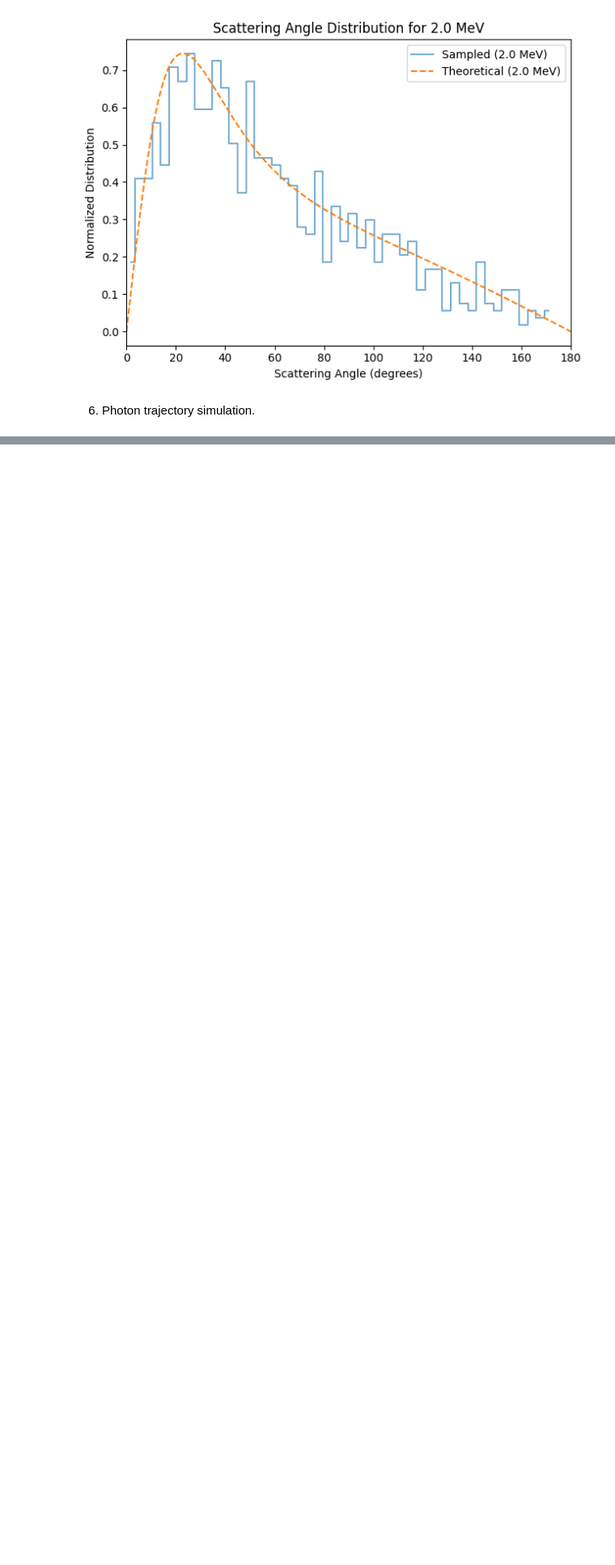
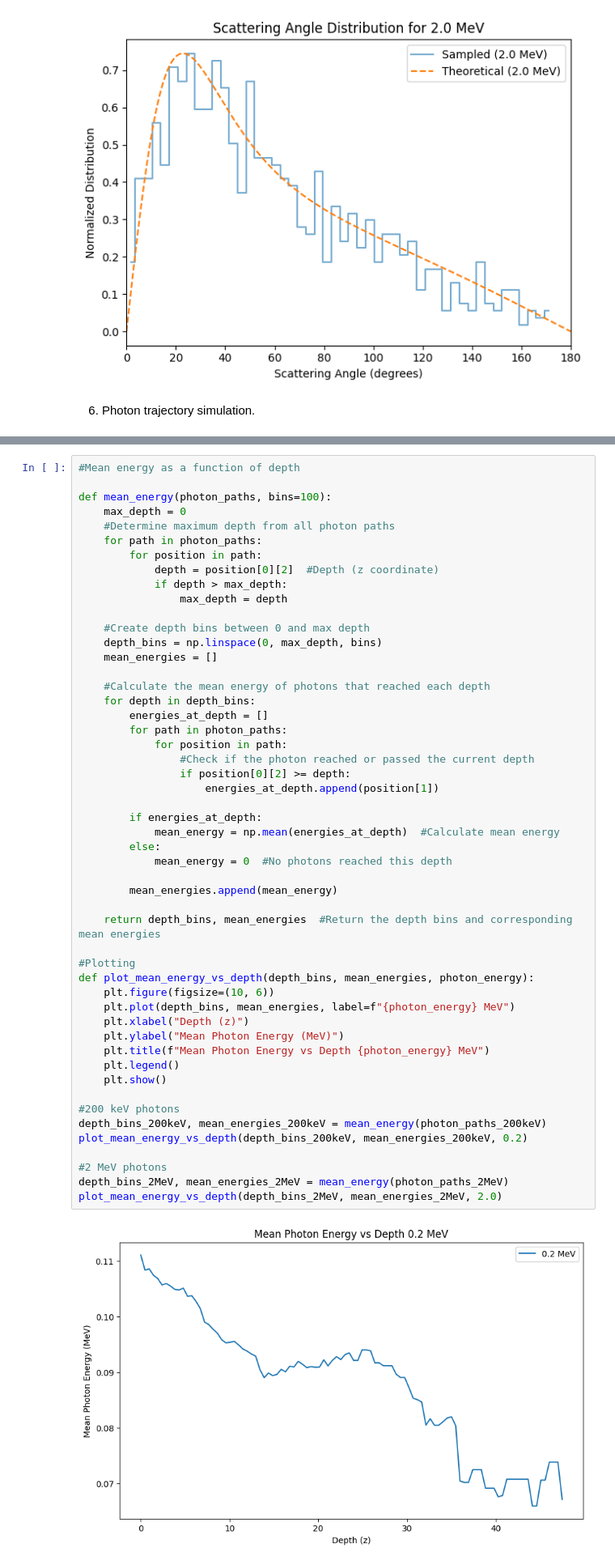
Before and after one commit to tiriltk/FYS4711, a Jupyter notebook: montecarlo.ipynb, the cells around one changed output, grey strips where cells are left out. Shown at 81% size. Saved outputs shown, nothing was run; the diff lists cells and outputs as text; blank space fills up the shorter version.

```diff
--- a/montecarlo.ipynb
+++ b/montecarlo.ipynb
@@ -428,3 +428,56 @@ plot_2d_trajectories(photon_paths_2MeV, "Trajectories for 2 MeV")
 [figure]
 [figure]
 [figure]
+# %%
+#Mean energy as a function of depth
+
+def mean_energy(photon_paths, bins=100):
+    max_depth = 0
+    #Determine maximum depth from all photon paths
+    for path in photon_paths:
+        for position in path:
+            depth = position[0][2]  #Depth (z coordinate)
+            if depth > max_depth:
+                max_depth = depth
+
+    #Create depth bins between 0 and max depth
+    depth_bins = np.linspace(0, max_depth, bins)
+    mean_energies = []
+
+    #Calculate the mean energy of photons that reached each depth
+    for depth in depth_bins:
+        energies_at_depth = []
+        for path in photon_paths:
+            for position in path:
+                #Check if the photon reached or passed the current depth
+                if position[0][2] >= depth:
+                    energies_at_depth.append(position[1])
+
+        if energies_at_depth:
+            mean_energy = np.mean(energies_at_depth)  #Calculate mean energy
+        else:
+            mean_energy = 0  #No photons reached this depth
+
+        mean_energies.append(mean_energy)
+
+    return depth_bins, mean_energies  #Return the depth bins and corresponding mean energies
+
+#Plotting
+def plot_mean_energy_vs_depth(depth_bins, mean_energies, photon_energy):
+    plt.figure(figsize=(10, 6))
+    plt.plot(depth_bins, mean_energies, label=f"{photon_energy} MeV")
+    plt.xlabel("Depth (z)")
+    plt.ylabel("Mean Photon Energy (MeV)")
+    plt.title(f"Mean Photon Energy vs Depth {photon_energy} MeV")
+    plt.legend()
+    plt.show()
+
+#200 keV photons
+depth_bins_200keV, mean_energies_200keV = mean_energy(photon_paths_200keV)
+plot_mean_energy_vs_depth(depth_bins_200keV, mean_energies_200keV, 0.2)
+
+#2 MeV photons
+depth_bins_2MeV, mean_energies_2MeV = mean_energy(photon_paths_2MeV)
+plot_mean_energy_vs_depth(depth_bins_2MeV, mean_energies_2MeV, 2.0)
+# %% [output]
+[figure, added]
```
Also changed, not shown: parts of 6 cells of this notebook.
